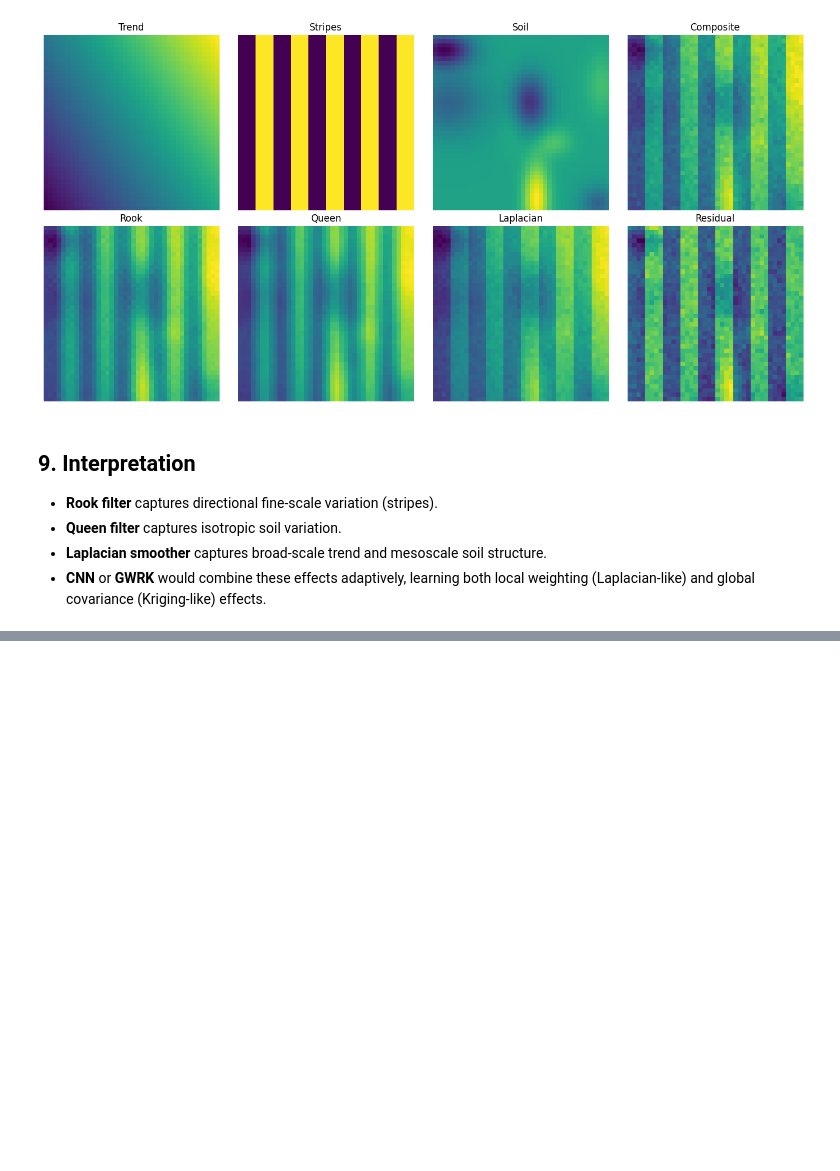
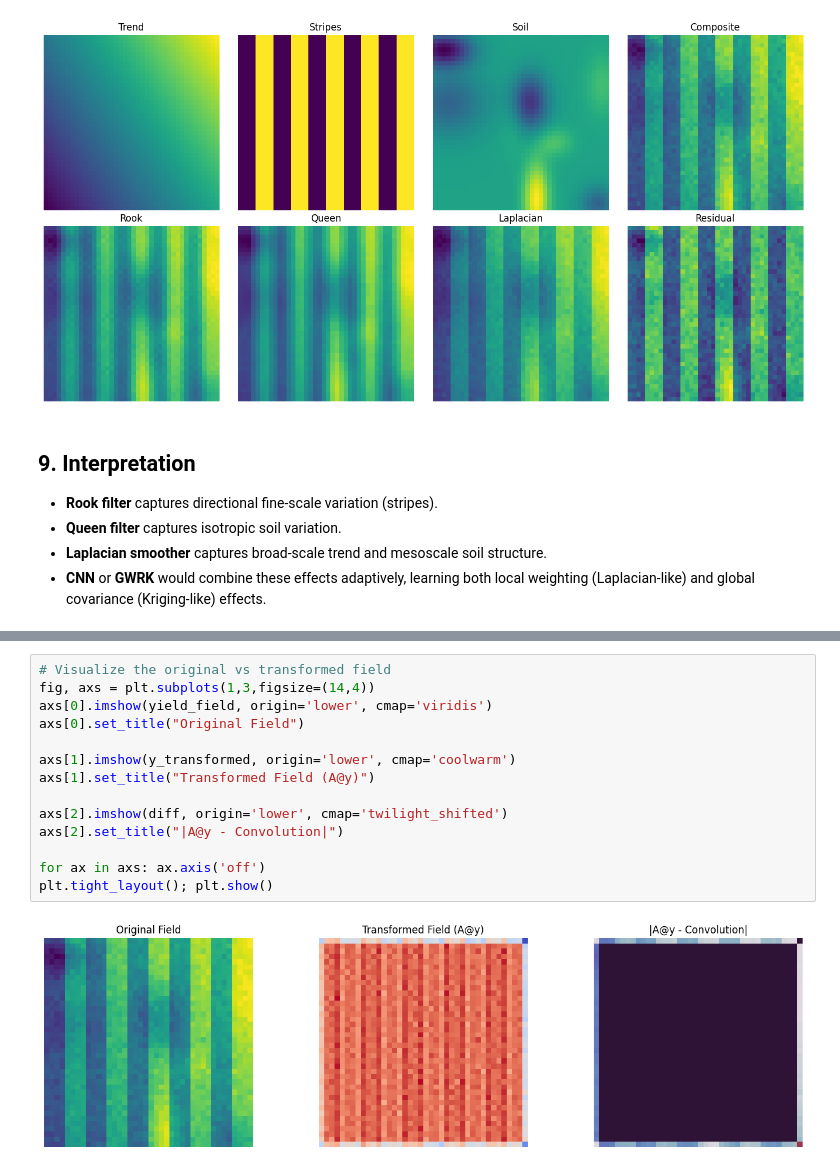
Before and after one commit to acesillinois/cpsc444-F2025, a Jupyter notebook: python_notebooks/Multi_Source_Spatial_Framework_Complete.ipynb, the cells around one changed output, grey strips where cells are left out. Drawn from its saved outputs; the diff is of its cells as text; blank space fills up the shorter version.

```diff
--- a/python_notebooks/Multi_Source_Spatial_Framework_Complete.ipynb
+++ b/python_notebooks/Multi_Source_Spatial_Framework_Complete.ipynb
@@ -133,0 +307,16 @@ plt.tight_layout(); plt.show()
+# %%
+# Visualize the original vs transformed field
+fig, axs = plt.subplots(1,3,figsize=(14,4))
+axs[0].imshow(yield_field, origin='lower', cmap='viridis')
+axs[0].set_title("Original Field")
+
+axs[1].imshow(y_transformed, origin='lower', cmap='coolwarm')
+axs[1].set_title("Transformed Field (A@y)")
+
+axs[2].imshow(diff, origin='lower', cmap='twilight_shifted')
+axs[2].set_title("|A@y - Convolution|")
+
+for ax in axs: ax.axis('off')
+plt.tight_layout(); plt.show()
+# %% [output]
+[figure, added]
```
Also changed, not shown: parts of 18 cells of this notebook, 1 other file.
